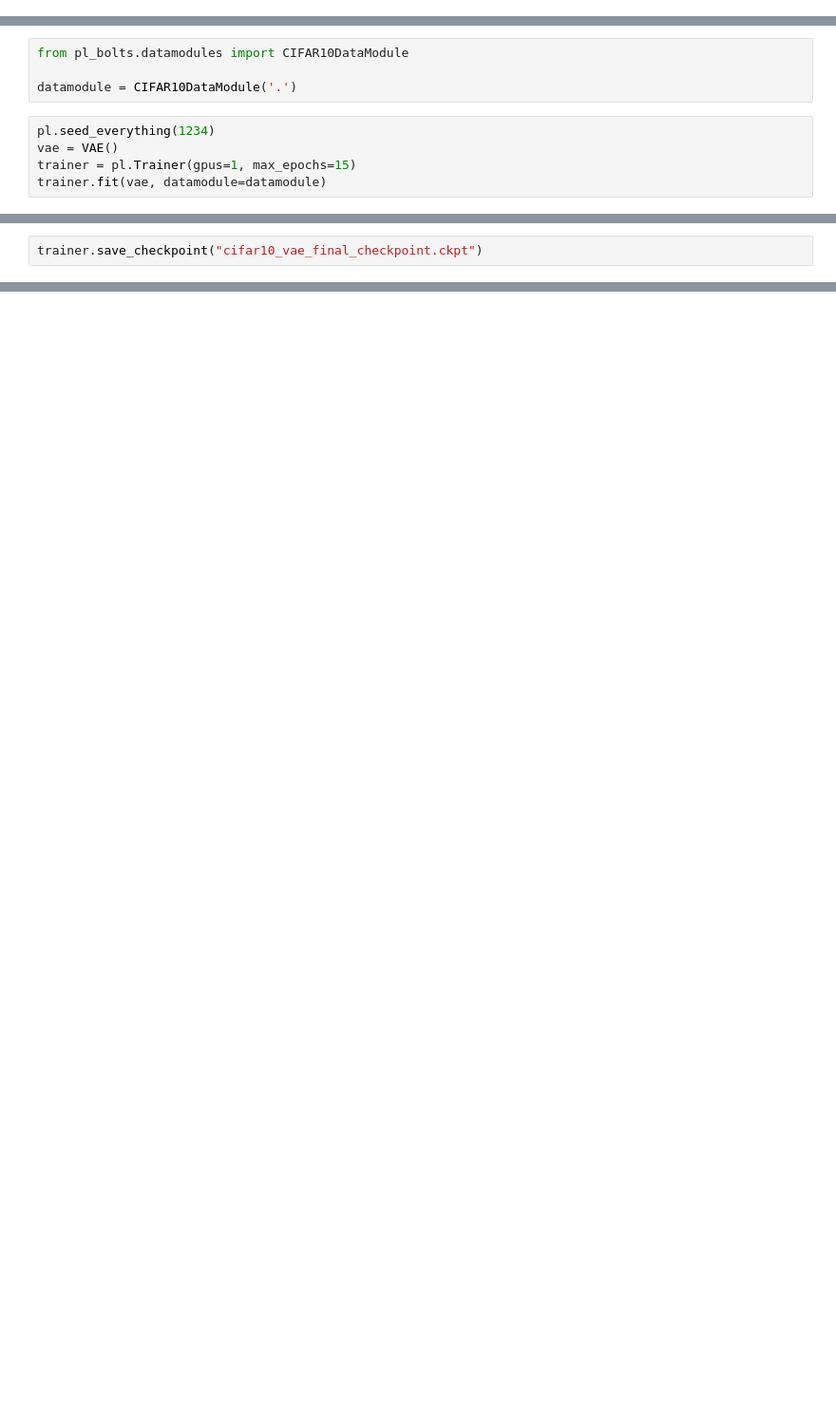
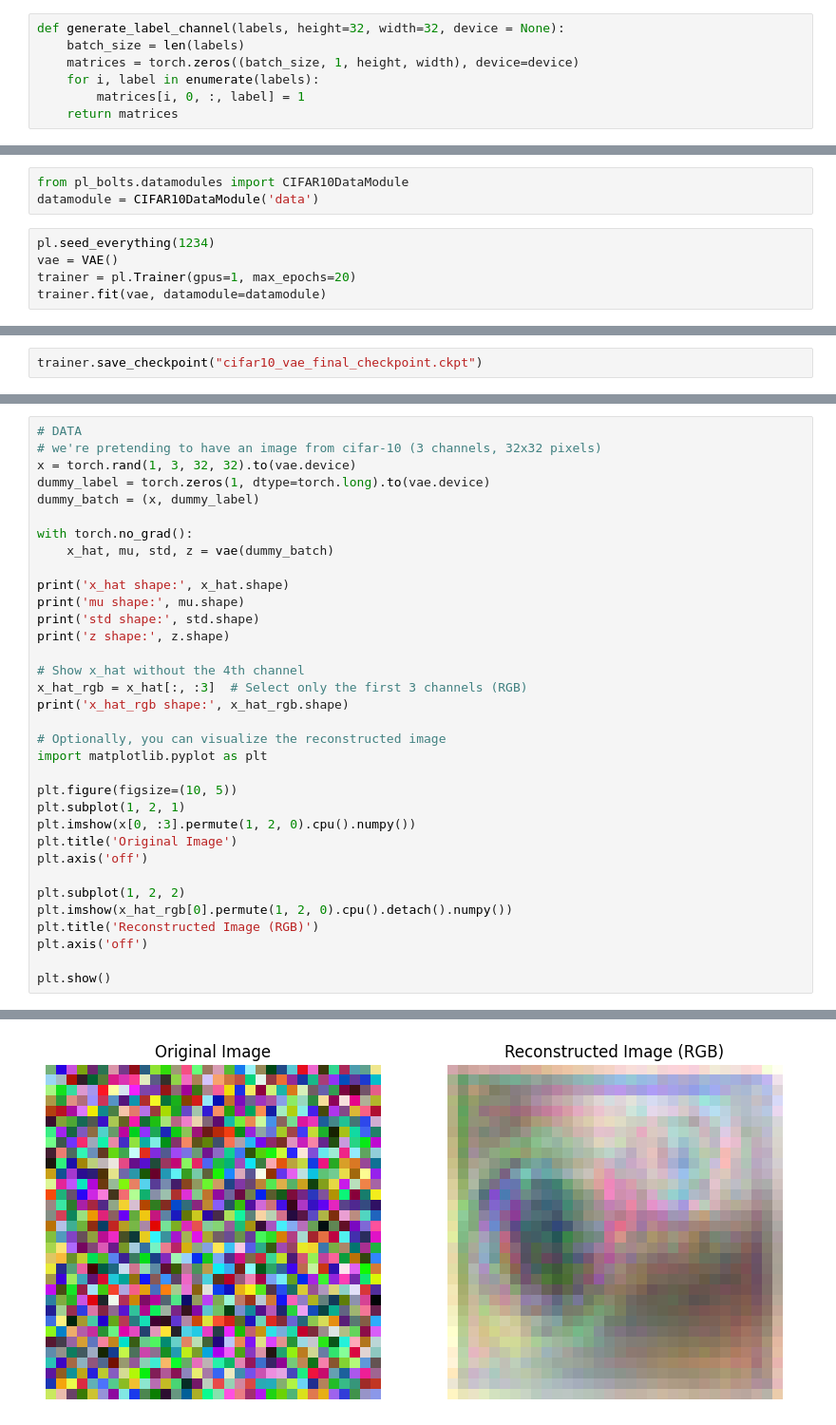
Before and after one commit to prithsha/assignment-22-unet-vet, a Jupyter notebook: vae_cifar10_assignment22.ipynb, the cells around one changed output, grey strips where cells are left out. Shown: that part at 95% size. Cells and saved outputs as stored; diff of their text form; blank space fills up the shorter version.

```diff
--- a/vae_cifar10_assignment22.ipynb
+++ b/vae_cifar10_assignment22.ipynb
@@ -22,2 +10,9 @@ def number_to_array(labels, dimension = 32):
+# %%
+def generate_label_channel(labels, height=32, width=32, device = None):
+    batch_size = len(labels)
+    matrices = torch.zeros((batch_size, 1, height, width), device=device)
+    for i, label in enumerate(labels):
+        matrices[i, 0, :, label] = 1
+    return matrices
 # %%
 class VAE(pl.LightningModule):
@@ -109,12 +120,11 @@ class VAE(pl.LightningModule):
         return elbo
 # %%
 from pl_bolts.datamodules import CIFAR10DataModule
-
-datamodule = CIFAR10DataModule('.')
+datamodule = CIFAR10DataModule('data')
 # %%
 pl.seed_everything(1234)
 vae = VAE()
-trainer = pl.Trainer(gpus=1, max_epochs=15)
+trainer = pl.Trainer(gpus=1, max_epochs=20)
 trainer.fit(vae, datamodule=datamodule)
 # %% [output]
 Global seed set to 1234
@@ -229,0 +153,35 @@ torch.Size([32, 4, 32, 32])
+# %%
+# DATA
+# we're pretending to have an image from cifar-10 (3 channels, 32x32 pixels)
+x = torch.rand(1, 3, 32, 32).to(vae.device)
+dummy_label = torch.zeros(1, dtype=torch.long).to(vae.device)
+dummy_batch = (x, dummy_label)
+
+with torch.no_grad():
+    x_hat, mu, std, z = vae(dummy_batch)
+
+print('x_hat shape:', x_hat.shape)
+print('mu shape:', mu.shape)
+print('std shape:', std.shape)
+print('z shape:', z.shape)
+
+# Show x_hat without the 4th channel
+x_hat_rgb = x_hat[:, :3]  # Select only the first 3 channels (RGB)
+print('x_hat_rgb shape:', x_hat_rgb.shape)
+
+# Optionally, you can visualize the reconstructed image
+import matplotlib.pyplot as plt
+
+plt.figure(figsize=(10, 5))
+plt.subplot(1, 2, 1)
+plt.imshow(x[0, :3].permute(1, 2, 0).cpu().numpy())
+plt.title('Original Image')
+plt.axis('off')
+
+plt.subplot(1, 2, 2)
+plt.imshow(x_hat_rgb[0].permute(1, 2, 0).cpu().detach().numpy())
+plt.title('Reconstructed Image (RGB)')
+plt.axis('off')
+
+plt.show()
+# %% [output]
@@ -229,0 +194 @@ torch.Size([32, 4, 32, 32])
+[figure, added]
```
Also changed, not shown: parts of 12 cells of this notebook, 4 other files.
